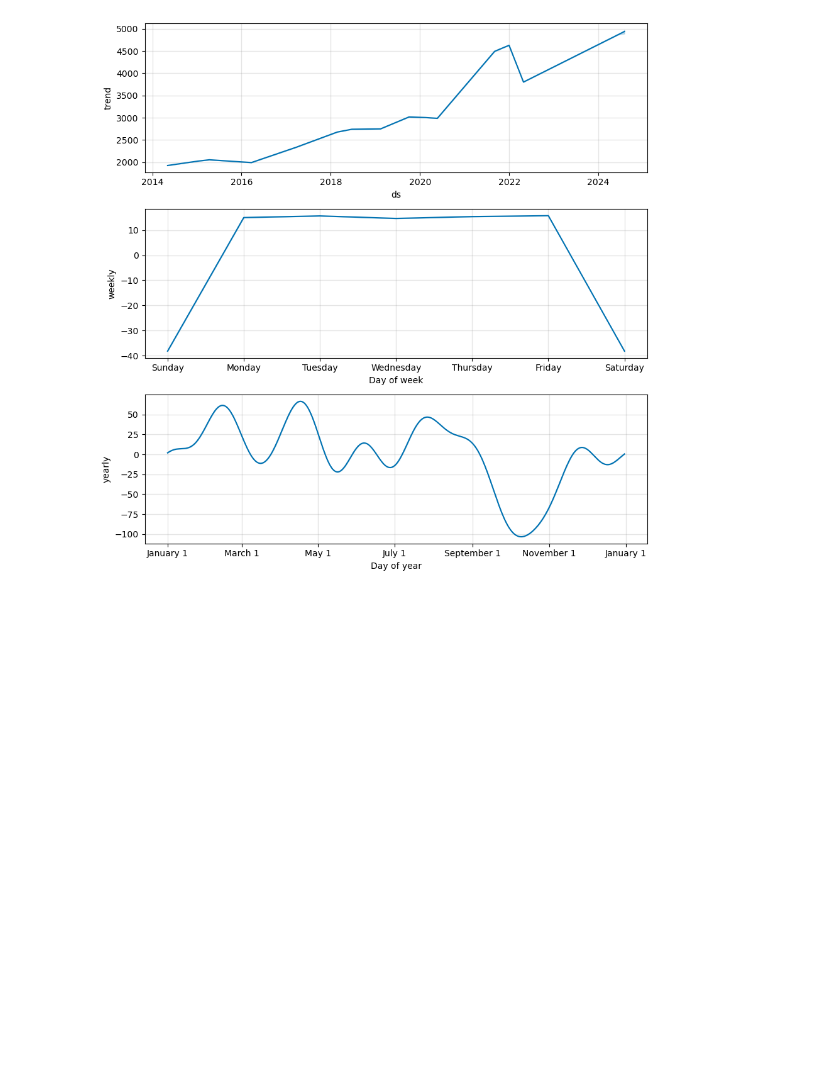
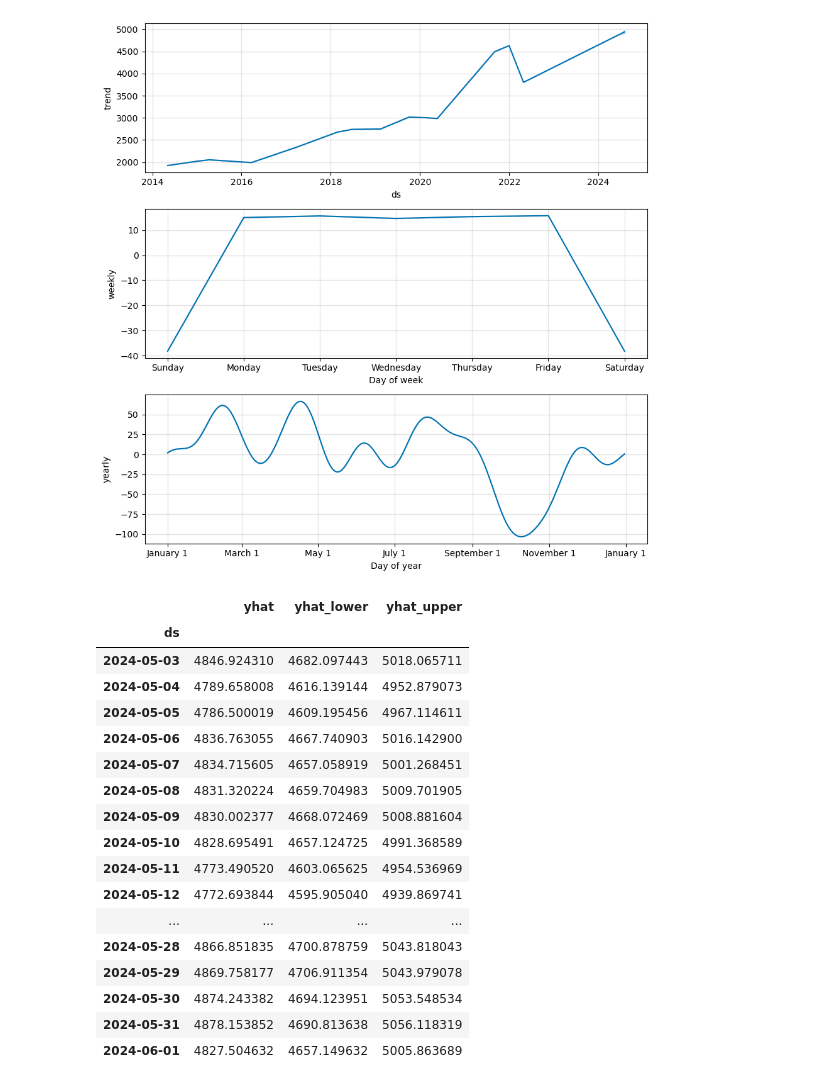
Before and after one commit to itaylor1645/project_1, a Jupyter notebook: stocks.ipynb, the cells around one changed output. Saved outputs shown, nothing was run; the diff lists cells and outputs as text; code cells hidden in the pictures; blank space fills up the shorter version.

```diff
--- a/stocks.ipynb
+++ b/stocks.ipynb
@@ -609,3 +605,28 @@ sp500_forecast = sp500_forecast.reset_index()
 fig4 = sp500_model.plot_components(sp500_forecast)
 # %% [output]
 [figure]
+# %%
+# Set 'ds' column as the index
+sp500_forecast_indexed = sp500_forecast.set_index('ds')
+
+# Display forecasted data
+sp500_forecast_indexed[['yhat', 'yhat_lower', 'yhat_upper']].iloc[2530:2560]
+# %% [output]
+|  | yhat | yhat_lower | yhat_upper |
+| ds |  |  |  |
+| 2024-05-03 | 4846.924310 | 4682.097443 | 5018.065711 |
+| 2024-05-04 | 4789.658008 | 4616.139144 | 4952.879073 |
+| 2024-05-05 | 4786.500019 | 4609.195456 | 4967.114611 |
+| 2024-05-06 | 4836.763055 | 4667.740903 | 5016.142900 |
+| 2024-05-07 | 4834.715605 | 4657.058919 | 5001.268451 |
+| 2024-05-08 | 4831.320224 | 4659.704983 | 5009.701905 |
+| 2024-05-09 | 4830.002377 | 4668.072469 | 5008.881604 |
+| 2024-05-10 | 4828.695491 | 4657.124725 | 4991.368589 |
+| 2024-05-11 | 4773.490520 | 4603.065625 | 4954.536969 |
+| 2024-05-12 | 4772.693844 | 4595.905040 | 4939.869741 |
+| ... | ... | ... | ... |
+| 2024-05-28 | 4866.851835 | 4700.878759 | 5043.818043 |
+| 2024-05-29 | 4869.758177 | 4706.911354 | 5043.979078 |
+| 2024-05-30 | 4874.243382 | 4694.123951 | 5053.548534 |
+| 2024-05-31 | 4878.153852 | 4690.813638 | 5056.118319 |
+| 2024-06-01 | 4827.504632 | 4657.149632 | 5005.863689 |
```
Also changed, not shown: parts of 9 cells of this notebook.
